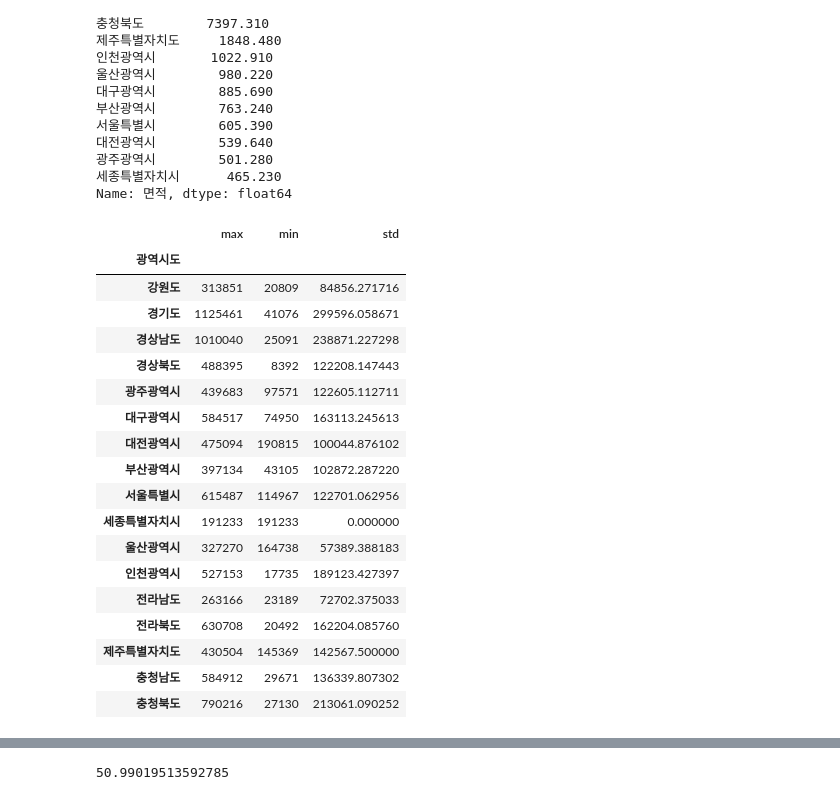
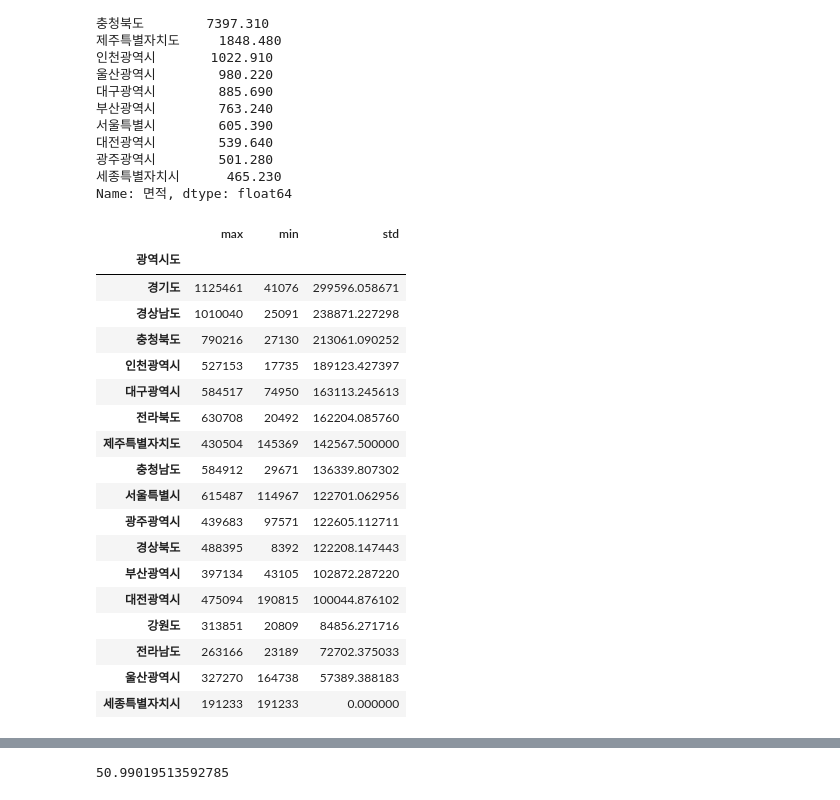
Before and after one commit to JHAsis/ibk_webscraping, a Jupyter notebook: 01.행정구역정보 분석.ipynb, the cells around one changed output, grey strips where cells are left out. Drawn from its saved outputs; the diff is of its cells as text; code cells hidden in the pictures.

```diff
--- a/01.행정구역정보 분석.ipynb
+++ b/01.행정구역정보 분석.ipynb
@@ -561,24 +561,25 @@ groupby_df.to_excel('data/광역시도별인구수의합계.xlsx',sheet_name="
 # %%
 # agg() 함수를 사용해서 통계함수를 여러개 사용하기
 # 광역시도별 인구수의 max, min, std 구하기
-data.groupby('광역시도')['인구수'].agg(['max','min',std])
+group_agg_df = data.groupby('광역시도')['인구수'].agg(['max','min',std]).sort_values(by='std',ascending=False)
+group_agg_df
 # %% [output]
 |  | max | min | std |
 | 광역시도 |  |  |  |
-| 강원도 | 313851 | 20809 | 84856.271716 |
 | 경기도 | 1125461 | 41076 | 299596.058671 |
 | 경상남도 | 1010040 | 25091 | 238871.227298 |
-| 경상북도 | 488395 | 8392 | 122208.147443 |
-| 광주광역시 | 439683 | 97571 | 122605.112711 |
+| 충청북도 | 790216 | 27130 | 213061.090252 |
+| 인천광역시 | 527153 | 17735 | 189123.427397 |
 | 대구광역시 | 584517 | 74950 | 163113.245613 |
-| 대전광역시 | 475094 | 190815 | 100044.876102 |
-| 부산광역시 | 397134 | 43105 | 102872.287220 |
-| 서울특별시 | 615487 | 114967 | 122701.062956 |
-| 세종특별자치시 | 191233 | 191233 | 0.000000 |
-| 울산광역시 | 327270 | 164738 | 57389.388183 |
-| 인천광역시 | 527153 | 17735 | 189123.427397 |
-| 전라남도 | 263166 | 23189 | 72702.375033 |
 | 전라북도 | 630708 | 20492 | 162204.085760 |
 | 제주특별자치도 | 430504 | 145369 | 142567.500000 |
 | 충청남도 | 584912 | 29671 | 136339.807302 |
-| 충청북도 | 790216 | 27130 | 213061.090252 |
+| 서울특별시 | 615487 | 114967 | 122701.062956 |
+| 광주광역시 | 439683 | 97571 | 122605.112711 |
+| 경상북도 | 488395 | 8392 | 122208.147443 |
+| 부산광역시 | 397134 | 43105 | 102872.287220 |
+| 대전광역시 | 475094 | 190815 | 100044.876102 |
+| 강원도 | 313851 | 20809 | 84856.271716 |
+| 전라남도 | 263166 | 23189 | 72702.375033 |
+| 울산광역시 | 327270 | 164738 | 57389.388183 |
+| 세종특별자치시 | 191233 | 191233 | 0.000000 |
```
Also changed, not shown: parts of 16 cells of this notebook.
